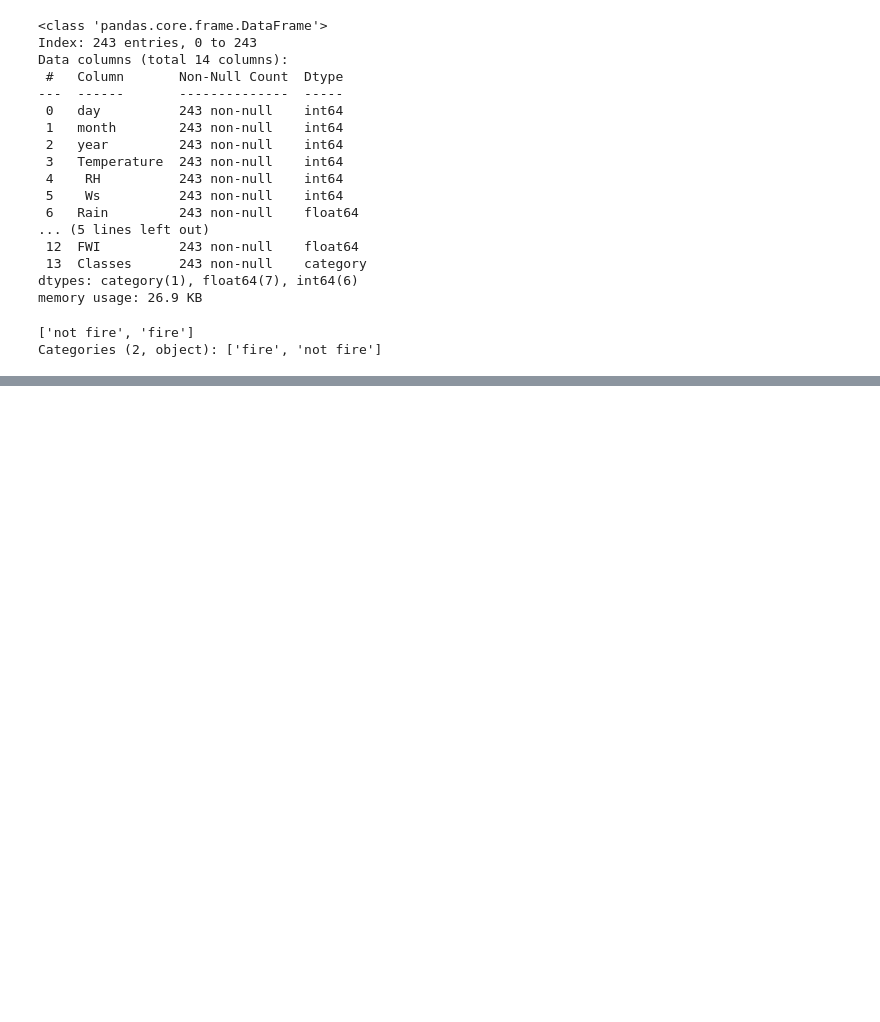
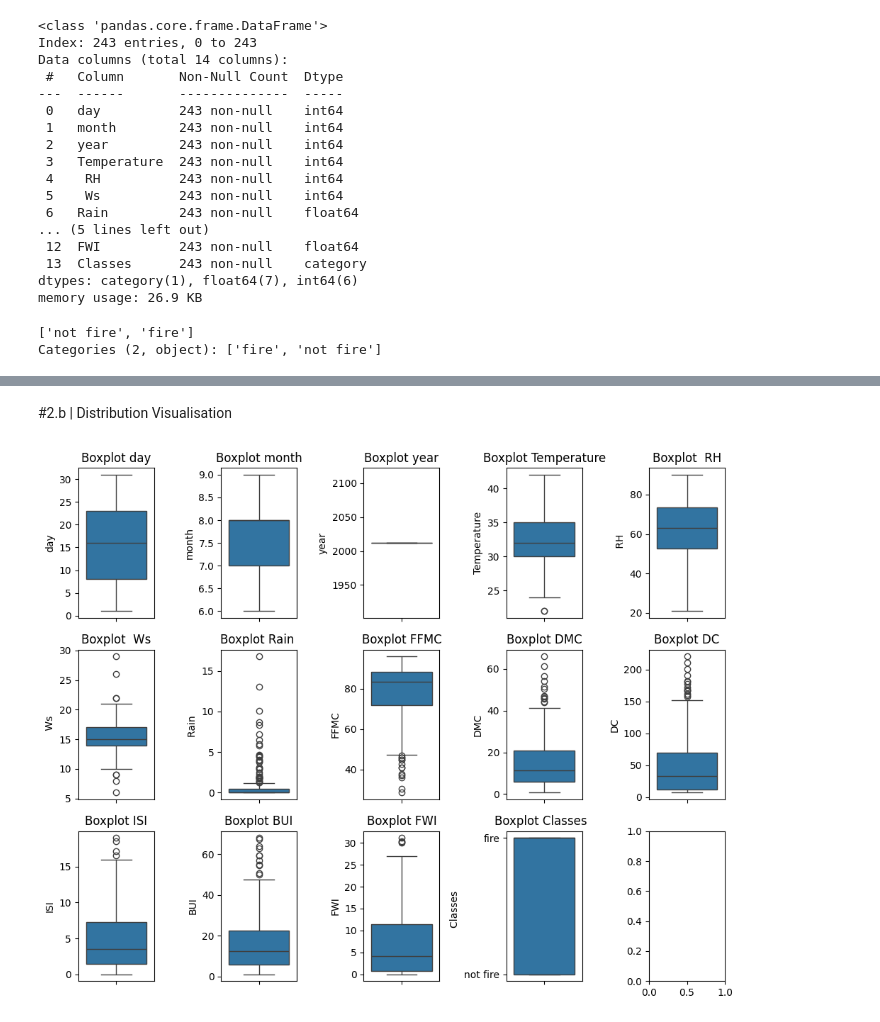
Before and after one commit to inikanipp/Algerian_Forest_Fires_Classification_Prediction, a Jupyter notebook: model/random_forest_classification.ipynb, the cells around one changed output, grey strips where cells are left out. Drawn from its saved outputs; the diff is of its cells as text; code cells hidden in the pictures; blank space fills up the shorter version.

```diff
--- a/model/random_forest_classification.ipynb
+++ b/model/random_forest_classification.ipynb
@@ -170,0 +185,14 @@ Categories (2, object): ['fire', 'not fire']
+# %% [markdown]
+#2.b | Distribution Visualisation
+# %%
+fig, axes = plt.subplots(3, 5, figsize=(10, 8))
+axes = axes.flatten()
+
+for i, col in enumerate(dataset.columns):
+    sns.boxplot(y=dataset[col], ax=axes[i])
+    axes[i].set_title(f'Boxplot {col}')
+
+plt.tight_layout()
+plt.show()
+# %% [output]
+[figure, added]
```
Also changed, not shown: parts of 4 cells of this notebook.
